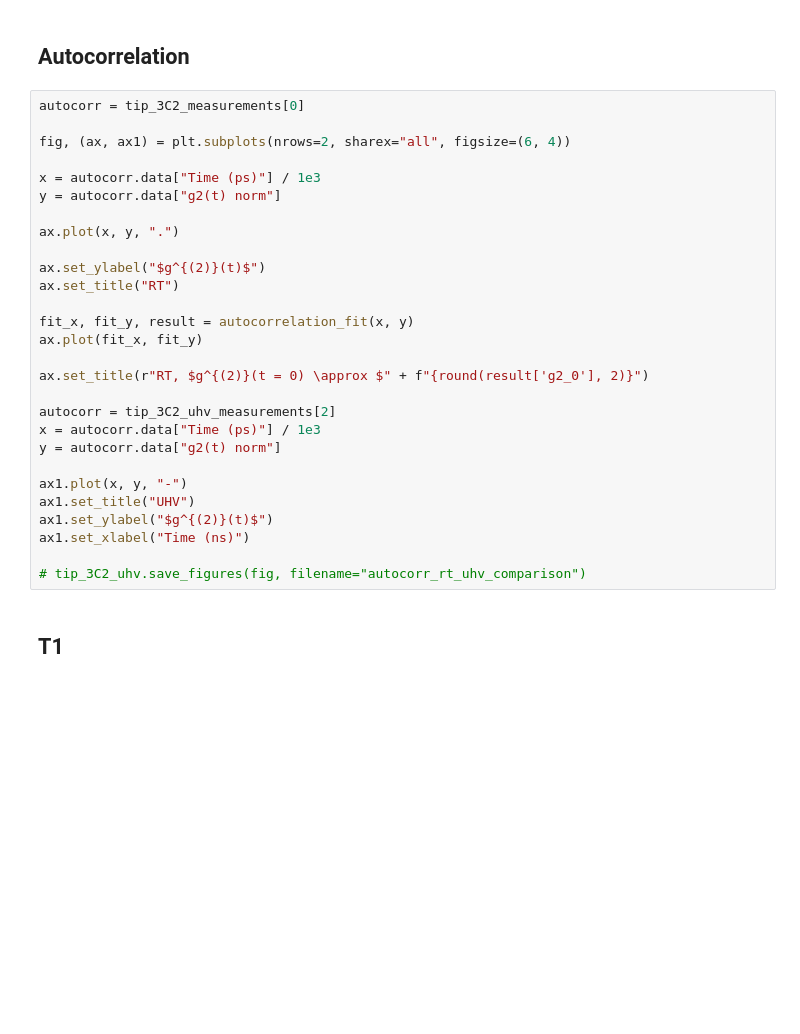
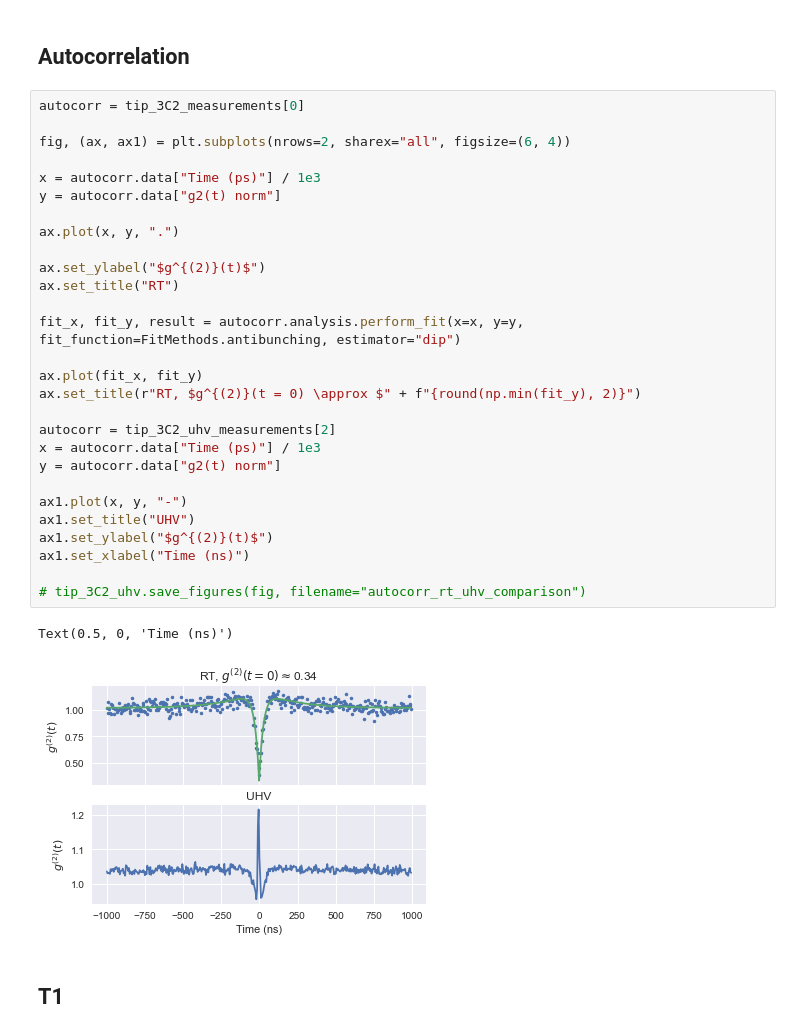
Before and after one commit to dineshpinto/qudi-hira-analysis, a Jupyter notebook: ExampleNotebook2.ipynb, the cells around one changed output. Cells and saved outputs as stored; diff of their text form; blank space fills up the shorter version.

```diff
--- a/ExampleNotebook2.ipynb
+++ b/ExampleNotebook2.ipynb
@@ -246,31 +287,34 @@ tip_3C2_uhv_measurements = tip_3C2_uhv.load_measurement_list_into_dataclass_list
 # %%
 autocorr = tip_3C2_measurements[0]
 
 fig, (ax, ax1) = plt.subplots(nrows=2, sharex="all", figsize=(6, 4))
 
 x = autocorr.data["Time (ps)"] / 1e3
 y = autocorr.data["g2(t) norm"]
 
 ax.plot(x, y, ".")
 
 ax.set_ylabel("$g^{(2)}(t)$")
 ax.set_title("RT")
 
-fit_x, fit_y, result = autocorrelation_fit(x, y)
+fit_x, fit_y, result = autocorr.analysis.perform_fit(x=x, y=y, fit_function=FitMethods.antibunching, estimator="dip")
+
 ax.plot(fit_x, fit_y)
-
-ax.set_title(r"RT, $g^{(2)}(t = 0) \approx $" + f"{round(result['g2_0'], 2)}")
+ax.set_title(r"RT, $g^{(2)}(t = 0) \approx $" + f"{round(np.min(fit_y), 2)}")
 
 autocorr = tip_3C2_uhv_measurements[2]
 x = autocorr.data["Time (ps)"] / 1e3
 y = autocorr.data["g2(t) norm"]
 
 ax1.plot(x, y, "-")
 ax1.set_title("UHV")
 ax1.set_ylabel("$g^{(2)}(t)$")
 ax1.set_xlabel("Time (ns)")
 
 # tip_3C2_uhv.save_figures(fig, filename="autocorr_rt_uhv_comparison")
+# %% [output]
+Text(0.5, 0, 'Time (ns)')
+[figure, added]
 # %% [markdown]
 ## T1
 # %%
```
Also changed, not shown: parts of 28 cells of this notebook, 3 other files.
